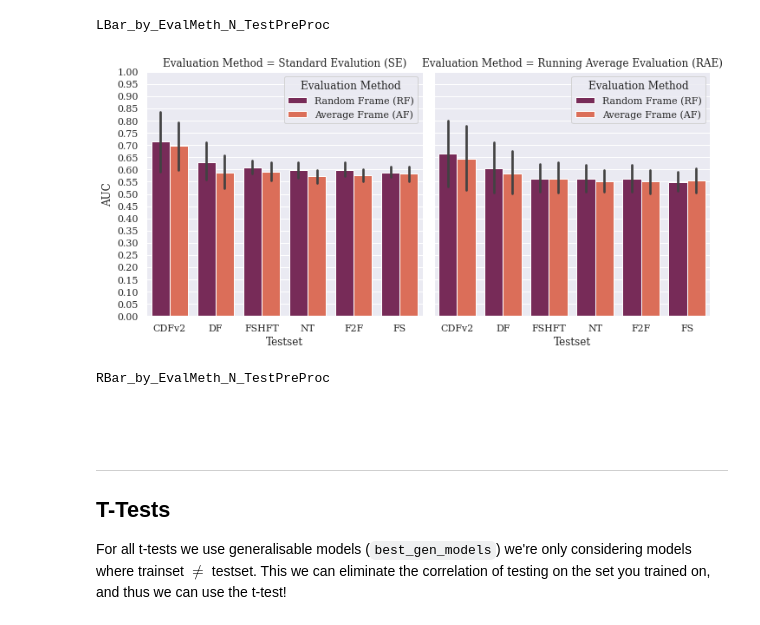
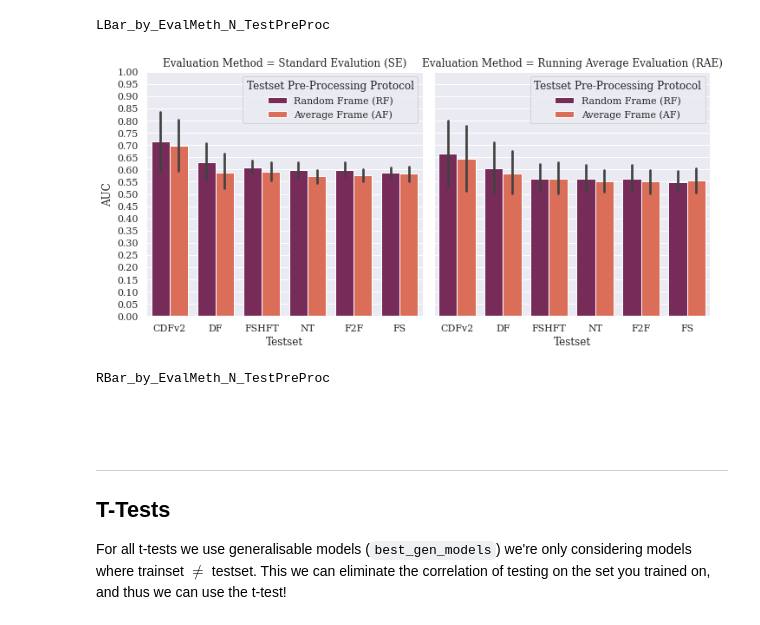
Before and after one commit to zsxkib/MInf-2.0-DeepFake-Detection, a Jupyter notebook: Collate_Results.ipynb, the cells around one changed output. Drawn from its saved outputs; the diff is of its cells as text; code cells hidden in the pictures.

```diff
--- a/Collate_Results.ipynb
+++ b/Collate_Results.ipynb
@@ -957,36 +957,36 @@ ax = sns.catplot(
     legend_out=False,
 )
 # ax.fig.suptitle(
 #     f"Pre-Processing vs Evaluation Method:\nFurther In-Depth (Split by Test Set) AUC of All Models by Test Set Pre-Processing Protocall & Evaluation Method",
 #     y=1.1,
 #     fontdict={"weight": "bold"},
 # )
 ax.axes[0][0].set_title(f"Evaluation Method = Standard Evalution (SE)")
 ax.axes[0][1].set_title(f"Evaluation Method = Running Average Evaluation (RAE)")
 ax, bx = ax.axes[0][0], ax.axes[0][1]
 bx.legend()
 bx.legend(
     handles=bx.legend_.legendHandles,
     labels=["Random Frame (RF)", "Average Frame (AF)"],
     loc="best",
-    title="Evaluation Method",
+    title="Testset Pre-Processing Protocol",
 )
 ax.legend(
     handles=bx.legend_.legendHandles,
     labels=["Random Frame (RF)", "Average Frame (AF)"],
     loc="best",
-    title="Evaluation Method",
+    title="Testset Pre-Processing Protocol",
 )
 ax.set_yticks(np.arange(0.0, 1.05, 0.05))
 fname = "RBar_by_EvalMeth_N_TestPreProc"
 plt.savefig(
     f"./_PLOTS/{fname}.pdf",
     bbox_inches="tight"
 )
 plt.show()
 print(fname)
 # %% [output]
-[figure, old version]
+[figure, new version]
 RBar_by_EvalMeth_N_TestPreProc
 # %% [markdown]
 <br><br>
```
Also changed, not shown: 15 other files.
